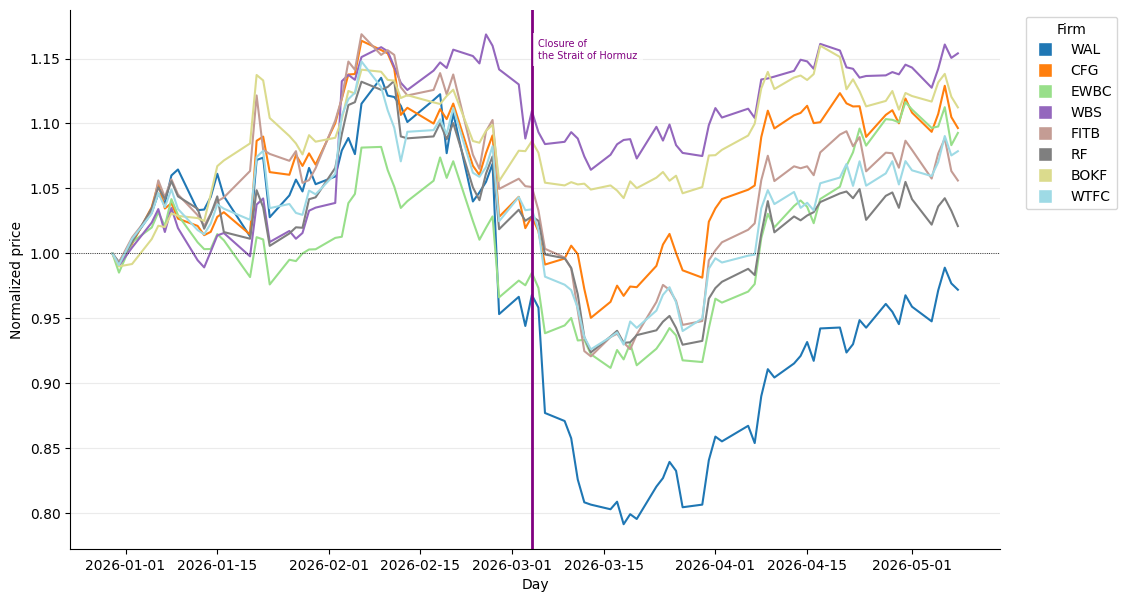
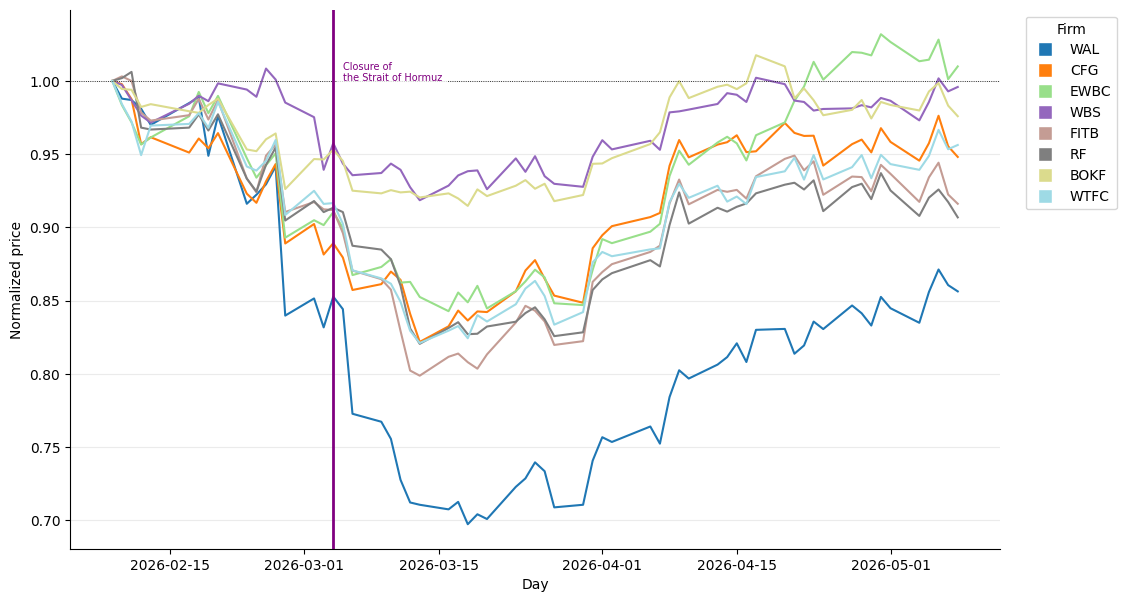
The change to this notebook cell's code, shown as a diff; its figure went from the first image to the second:
--- before
+++ after
@@ -15,5 +15,5 @@
 
 # Downloading the data and choosing the close price value for each day
-data = yf.download(tickers=tickers, period = "90d", interval="1d", auto_adjust=True)
+data = yf.download(tickers=tickers, period = "3mo", interval="1d", auto_adjust=True)
 closing_prices = data["Close"]
 
@@ -47,5 +47,5 @@
 Hormuz_text = datetime.datetime(2026,3,5)
 ax.axvline(Hormuz, color="purple", linewidth=2, linestyle="-")
-ax.text(Hormuz_text, 1.15, "Closure of \nthe Strait of Hormuz", fontsize=7, ha="left", bbox=dict(facecolor="white", alpha=0.75, edgecolor="none"), color = "purple")
+ax.text(Hormuz_text, 1.0, "Closure of \nthe Strait of Hormuz", fontsize=7, ha="left", bbox=dict(facecolor="white", alpha=0.75, edgecolor="none"), color = "purple")
 
 clean_spines(ax)

Commit: Homework 1 end